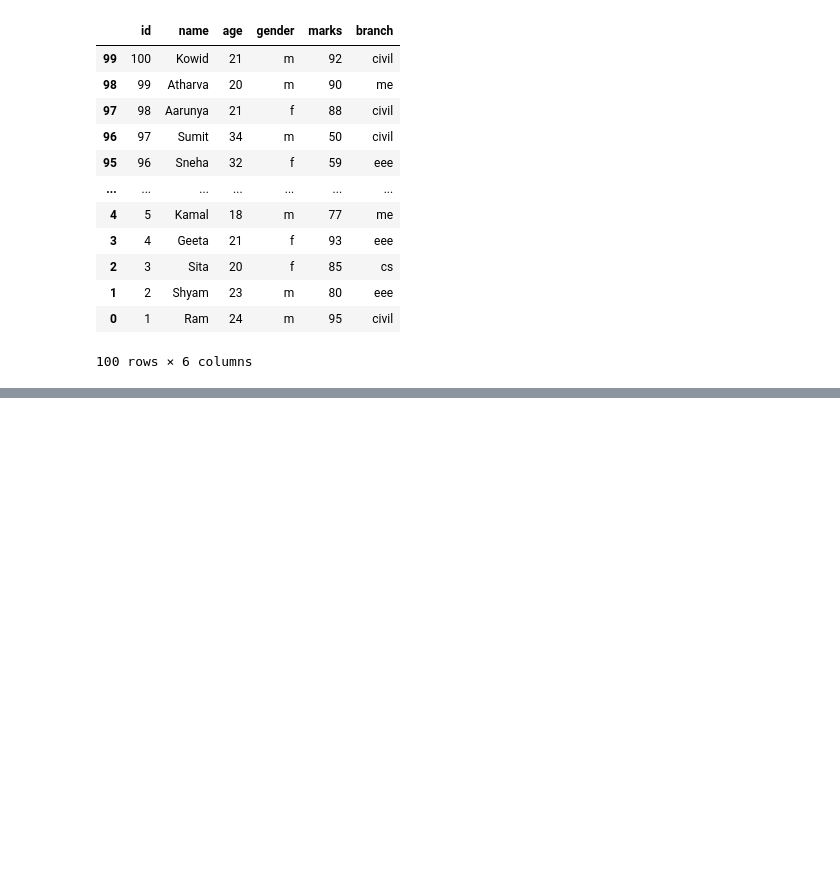
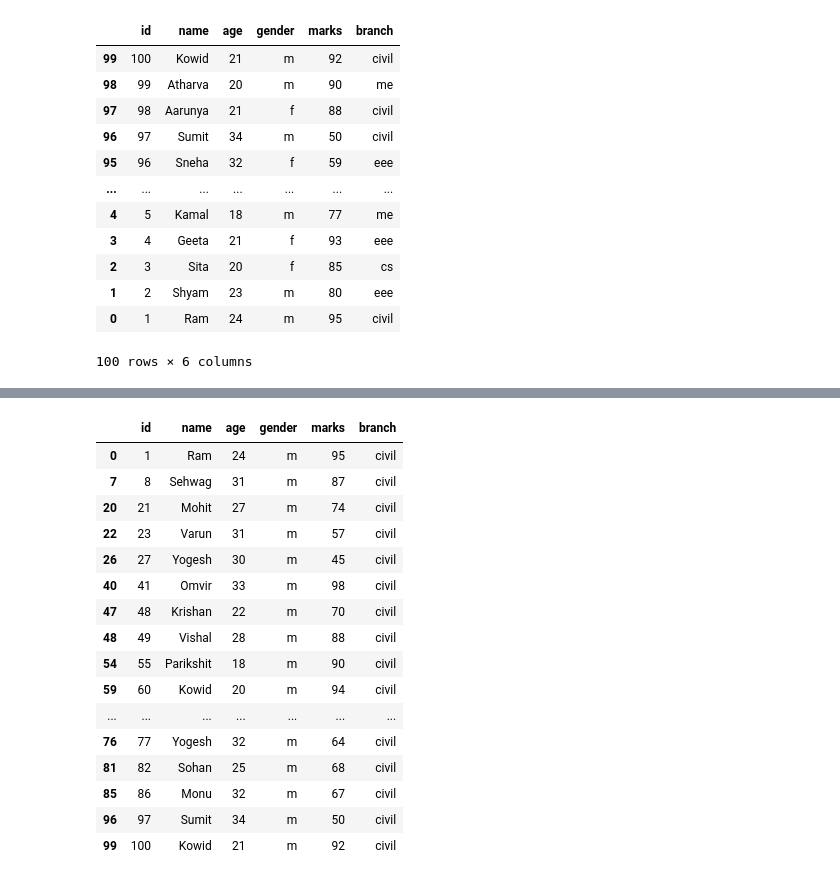
Before and after one commit to abhishekmorya1/DataScience, a Jupyter notebook: Prime/Pandas/pandas.ipynb, the cells around one changed output, grey strips where cells are left out. Saved outputs shown, nothing was run; the diff lists cells and outputs as text; code cells hidden in the pictures; blank space fills up the shorter version.

```diff
--- a/Prime/Pandas/pandas.ipynb
+++ b/Prime/Pandas/pandas.ipynb
@@ -1045,0 +1131,20 @@ data.sort_index(ascending=False)
+# %%
+data[(data["branch"] == "civil") & (data["gender"] == "m")]
+# %% [output]
+|  | id | name | age | gender | marks | branch |
+| 0 | 1 | Ram | 24 | m | 95 | civil |
+| 7 | 8 | Sehwag | 31 | m | 87 | civil |
+| 20 | 21 | Mohit | 27 | m | 74 | civil |
+| 22 | 23 | Varun | 31 | m | 57 | civil |
+| 26 | 27 | Yogesh | 30 | m | 45 | civil |
+| 40 | 41 | Omvir | 33 | m | 98 | civil |
+| 47 | 48 | Krishan | 22 | m | 70 | civil |
+| 48 | 49 | Vishal | 28 | m | 88 | civil |
+| 54 | 55 | Parikshit | 18 | m | 90 | civil |
+| 59 | 60 | Kowid | 20 | m | 94 | civil |
+| ... | ... | ... | ... | ... | ... | ... |
+| 76 | 77 | Yogesh | 32 | m | 64 | civil |
+| 81 | 82 | Sohan | 25 | m | 68 | civil |
+| 85 | 86 | Monu | 32 | m | 67 | civil |
+| 96 | 97 | Sumit | 34 | m | 50 | civil |
+| 99 | 100 | Kowid | 21 | m | 92 | civil |
```
Also changed, not shown: parts of 14 cells of this notebook, 1 other file.
